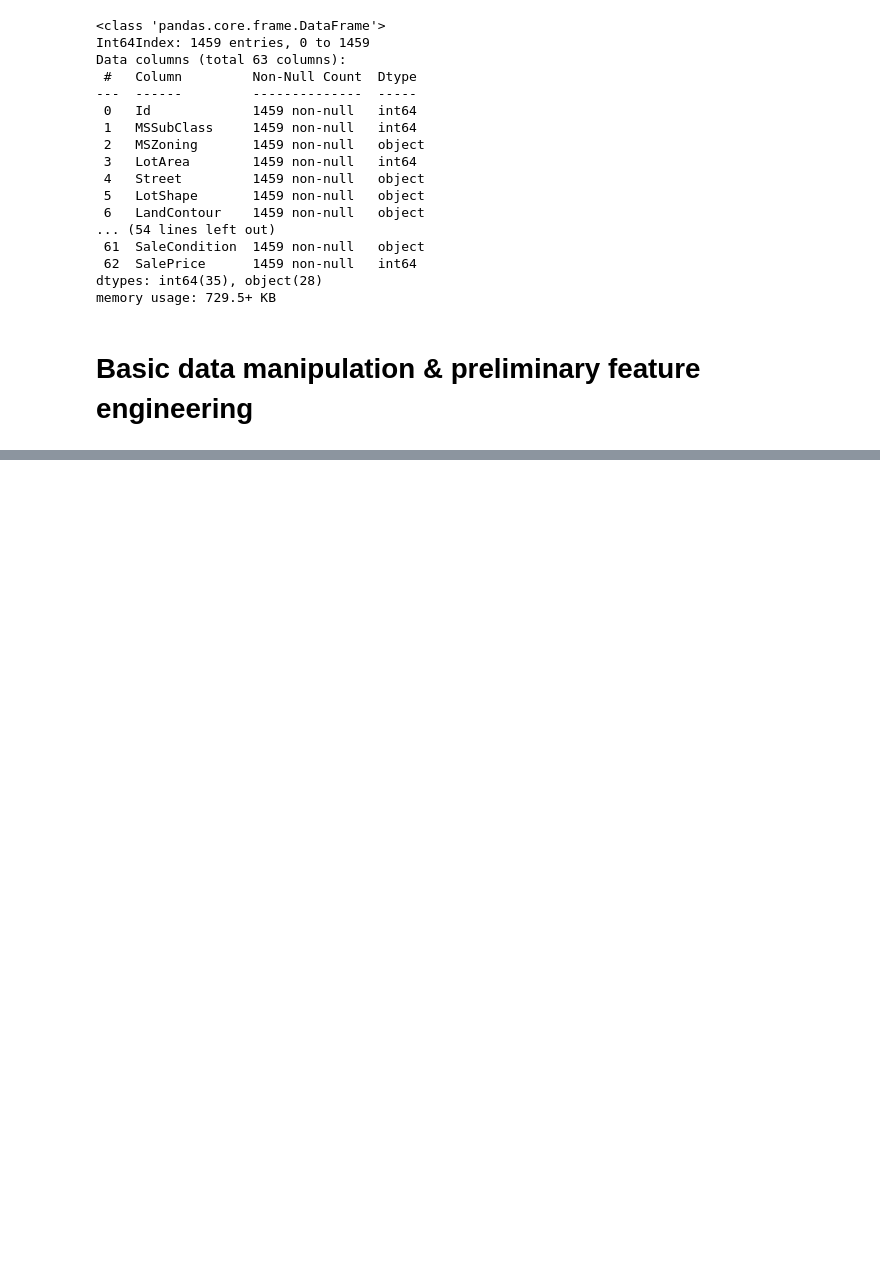
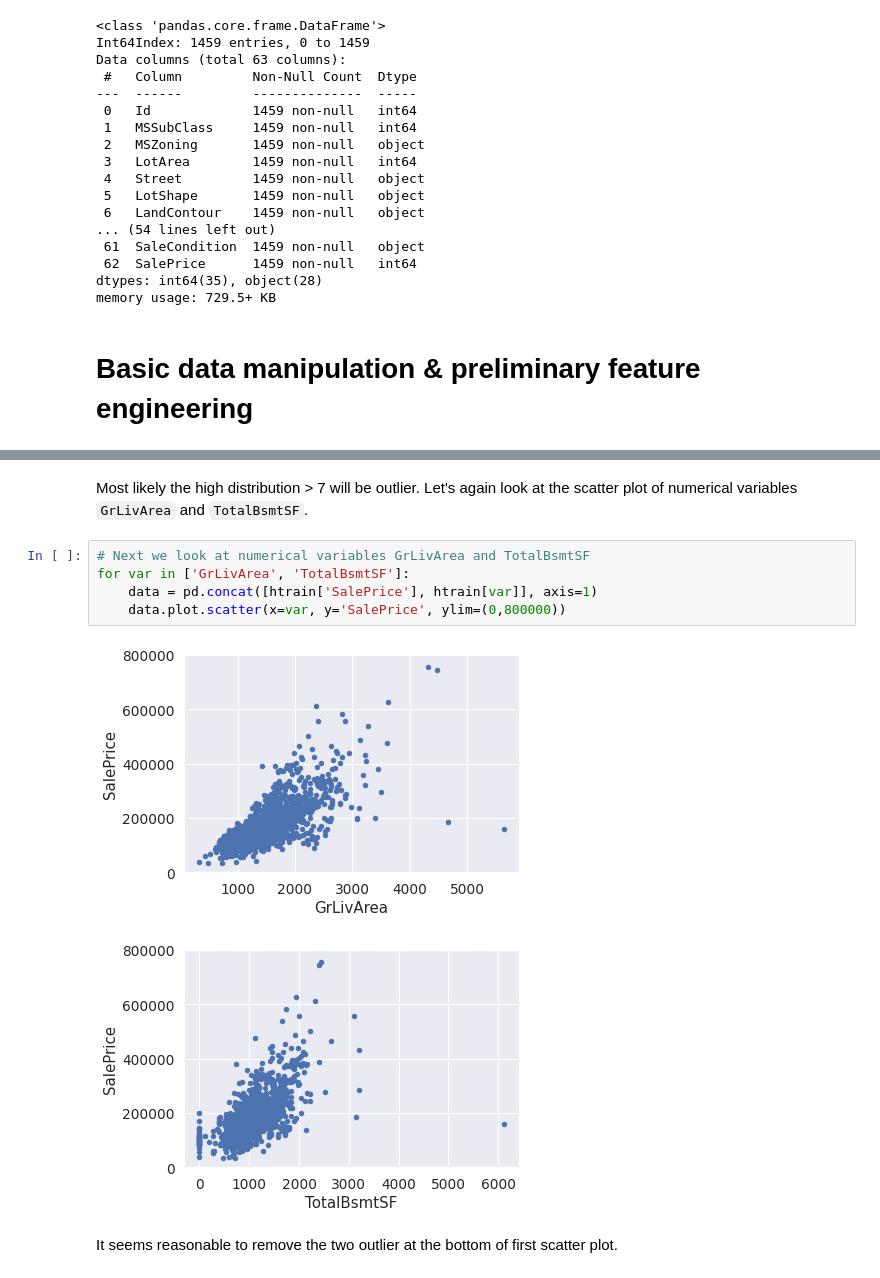
Before and after one commit to gkorpal/TeamPoplar, a Jupyter notebook: gkorpal/data_cleaning-preprocessing.ipynb, the cells around one changed output, grey strips where cells are left out. Saved outputs shown, nothing was run; the diff lists cells and outputs as text; blank space fills up the shorter version.

Commit message:
Data cleaning + preprocessing

```diff
--- a/gkorpal/data_cleaning-preprocessing.ipynb
+++ b/gkorpal/data_cleaning-preprocessing.ipynb
@@ -237,0 +269,12 @@ memory usage: 729.5+ KB
+# %% [markdown]
+Most likely the high distribution > 7 will be outlier. Let's again look at the scatter plot of numerical variables `GrLivArea` and `TotalBsmtSF`.
+# %%
+# Next we look at numerical variables GrLivArea and TotalBsmtSF
+for var in ['GrLivArea', 'TotalBsmtSF']:
+    data = pd.concat([htrain['SalePrice'], htrain[var]], axis=1)
+    data.plot.scatter(x=var, y='SalePrice', ylim=(0,800000))
+# %% [output]
+[figure, added]
+[figure, added]
+# %% [markdown]
+It seems reasonable to remove the two outlier at the bottom of first scatter plot.
```
Also changed, not shown: parts of 19 cells of this notebook.
